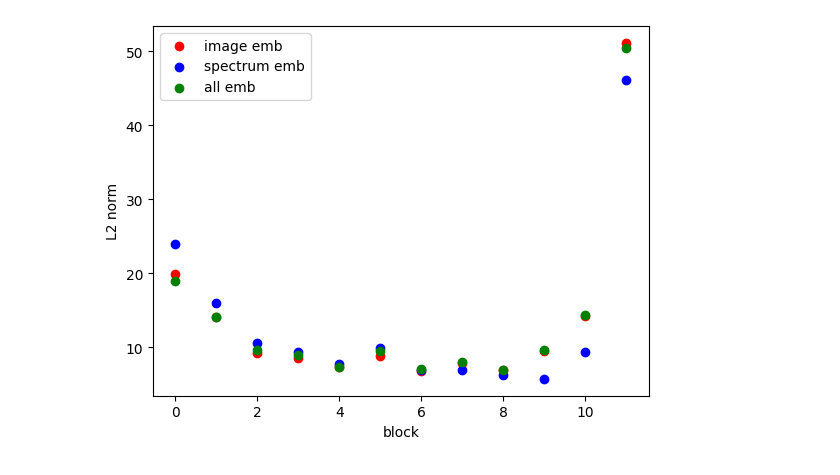
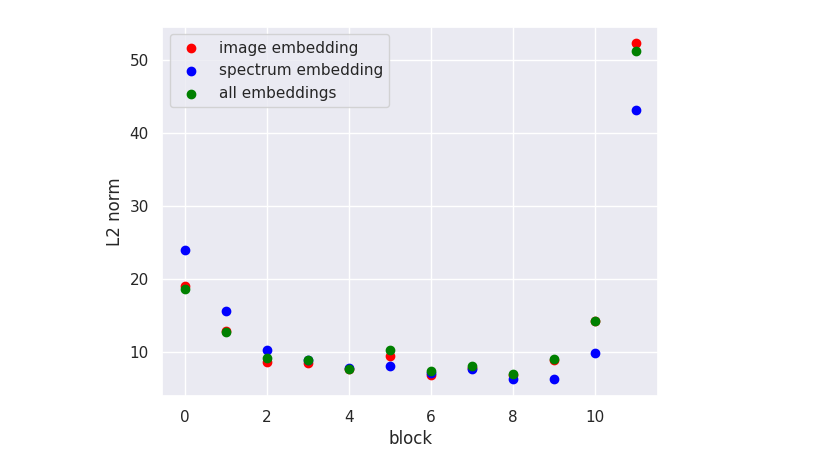
Before and after one commit to auggiemarignier/windycity, a Jupyter notebook: aion_tutorial.ipynb, the cells around one changed output. Saved outputs shown, nothing was run; the diff lists cells and outputs as text; code cells hidden in the pictures.

```diff
--- a/aion_tutorial.ipynb
+++ b/aion_tutorial.ipynb
@@ -66,19 +66,19 @@ def format_data_modalities(data, device="cuda"):
 def to_tensor(data_array, dtype="float32"):
     return torch.tensor(np.array(data_array).astype(dtype), device="cuda")
 # %%
-batch_size = 64
+"""batch_size = 64
 im_embeddings = []
 sp_embeddings = []
 all_embeddings = []
 
 # Loop through the table in batches
-for i in tqdm(range(0, 1, batch_size)):
+for i in tqdm(range(0, 10, batch_size)):
     batch_data = data[i : i + batch_size]
 
     # Format data into modalities for the current batch
     image, spectrum, g, r, i, z = format_data_modalities(batch_data, device="cuda")
 
-    """
+
     flux=to_tensor(batch_data["legacysurvey_image_flux"])
     print(flux.size())
     for i in range(4):
@@ -89,7 +89,7 @@ for i in tqdm(range(0, 1, batch_size)):
     spectrum =to_tensor(data["desi_spectrum_flux"])
     print(torch.mean(spectrum), torch.std(spectrum))
     print(spectrum.size())
-    """
+
 
     # Compute embeddings using the AION model
     im_embeddings.append(
@@ -115,4 +115,5 @@ all_embeddings = torch.cat(all_embeddings, dim=0).cpu().numpy()
 
 print(f"Successfully processed {len(data)} images in batches of {batch_size}.")
 print(f"Embeddings shape: {all_embeddings.shape}")
+"""
 # %% [output]
@@ -121,7 +121,7 @@ Embeddings shape: (64, 768)
 # %%
 
 
-batch_size = 4
+batch_size = 32
 
 num_blocks = len(model.encoder)
 
@@ -134,7 +134,7 @@ def get_embeddings_layer(batch_size):
     all_embeddings = {blk:[] for blk in range(num_blocks + 1)}
 
     # Loop through the table in batches
-    for i in tqdm(range(0, 1, batch_size)):
+    for i in tqdm(range(0, 100, batch_size)):
         batch_data = data[i : i + batch_size]
 
         # Format data into modalities for the current batch
@@ -210,16 +210,20 @@ for b in range(num_blocks):
     sp_embeddings_dist.append(np.linalg.norm(sp_embeddings[b] - sp_embeddings[b+1], ord = 2,axis = 1).mean())
     all_embeddings_dist.append(np.linalg.norm(all_embeddings[b] - all_embeddings[b+1], ord = 2,axis = 1).mean())
 # %%
+import seaborn as sns
+sns.set_theme()
+import matplotlib.pyplot as plt
+
 
 plt.figure()
-plt.scatter(range(num_blocks), im_embeddings_dist, color = "red", label = "image emb")
-plt.scatter(range(num_blocks), sp_embeddings_dist, color = "blue", label = "spectrum emb")
-plt.scatter(range(num_blocks), all_embeddings_dist, color = "green", label = "all emb")
+plt.scatter(range(num_blocks), im_embeddings_dist, color = "red", label = "image embedding")
+plt.scatter(range(num_blocks), sp_embeddings_dist, color = "blue", label = "spectrum embedding")
+plt.scatter(range(num_blocks), all_embeddings_dist, color = "green", label = "all embeddings")
 
 
 plt.legend()
 plt.xlabel("block")
 plt.ylabel("L2 norm")
 plt.show()
 # %% [output]
-[figure, old version]
+[figure, new version]
```
Also changed, not shown: parts of 2 cells of this notebook.
